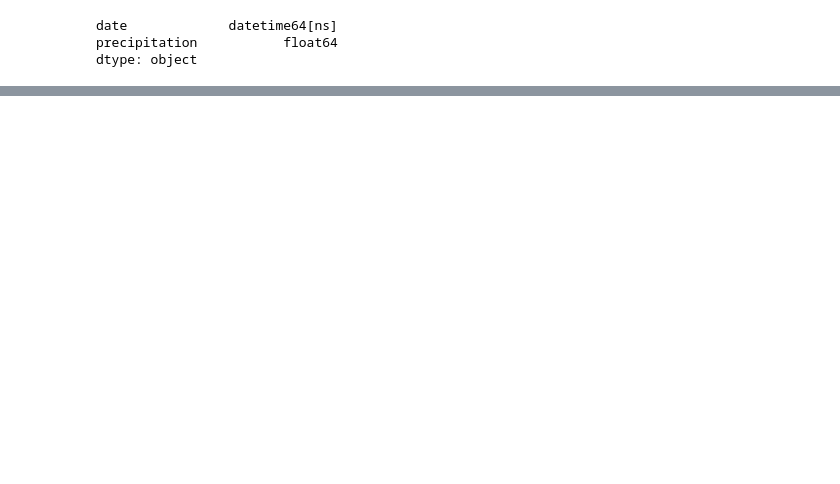
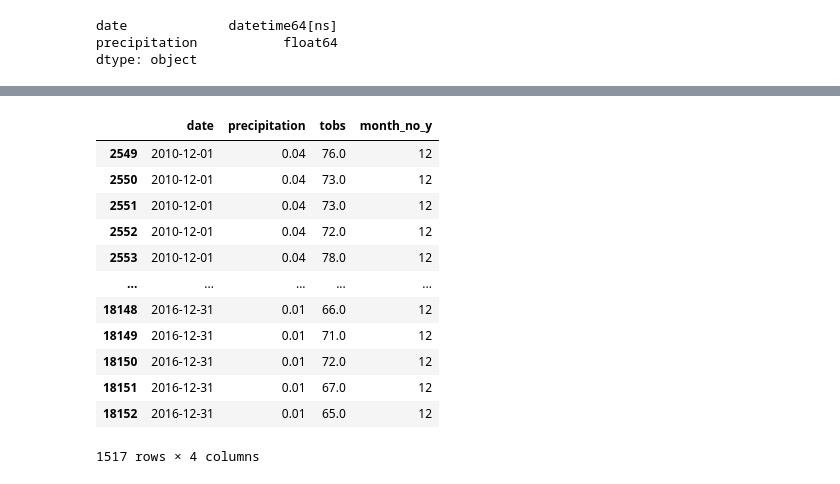
Before and after one commit to aramaswami/surfs_up, a Jupyter notebook: climate_analysis.ipynb, the cells around one changed output, grey strips where cells are left out. Saved outputs shown, nothing was run; the diff lists cells and outputs as text; code cells hidden in the pictures; blank space fills up the shorter version.

```diff
--- a/climate_analysis.ipynb
+++ b/climate_analysis.ipynb
@@ -328,0 +404,18 @@ df_prcp.groupby('month_no').mean()
+# %%
+#extract rows for Dec (month_no=12)
+df_dec = df_merged_edited.loc[df_merged_edited['month_no_y'] == '12']
+df_dec
+# %% [output]
+|  | date | precipitation | tobs | month_no_y |
+| 2549 | 2010-12-01 | 0.04 | 76.0 | 12 |
+| 2550 | 2010-12-01 | 0.04 | 73.0 | 12 |
+| 2551 | 2010-12-01 | 0.04 | 73.0 | 12 |
+| 2552 | 2010-12-01 | 0.04 | 72.0 | 12 |
+| 2553 | 2010-12-01 | 0.04 | 78.0 | 12 |
+| ... | ... | ... | ... | ... |
+| 18148 | 2016-12-31 | 0.01 | 66.0 | 12 |
+| 18149 | 2016-12-31 | 0.01 | 71.0 | 12 |
+| 18150 | 2016-12-31 | 0.01 | 72.0 | 12 |
+| 18151 | 2016-12-31 | 0.01 | 67.0 | 12 |
+| 18152 | 2016-12-31 | 0.01 | 65.0 | 12 |
+1517 rows × 4 columns
```
Also changed, not shown: parts of 26 cells of this notebook.
